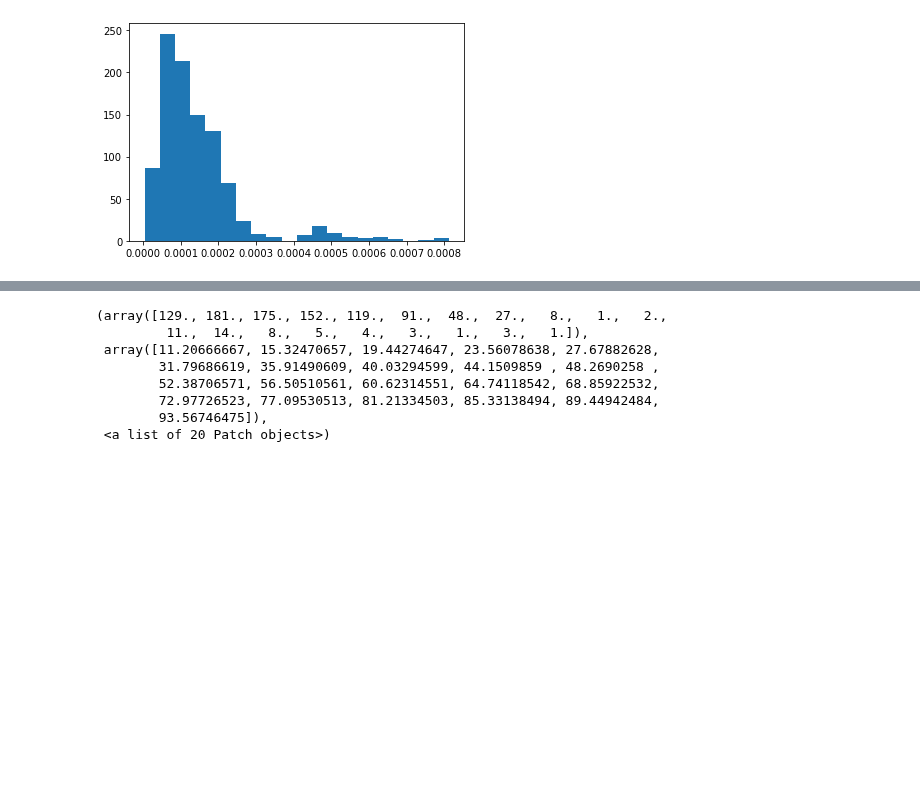
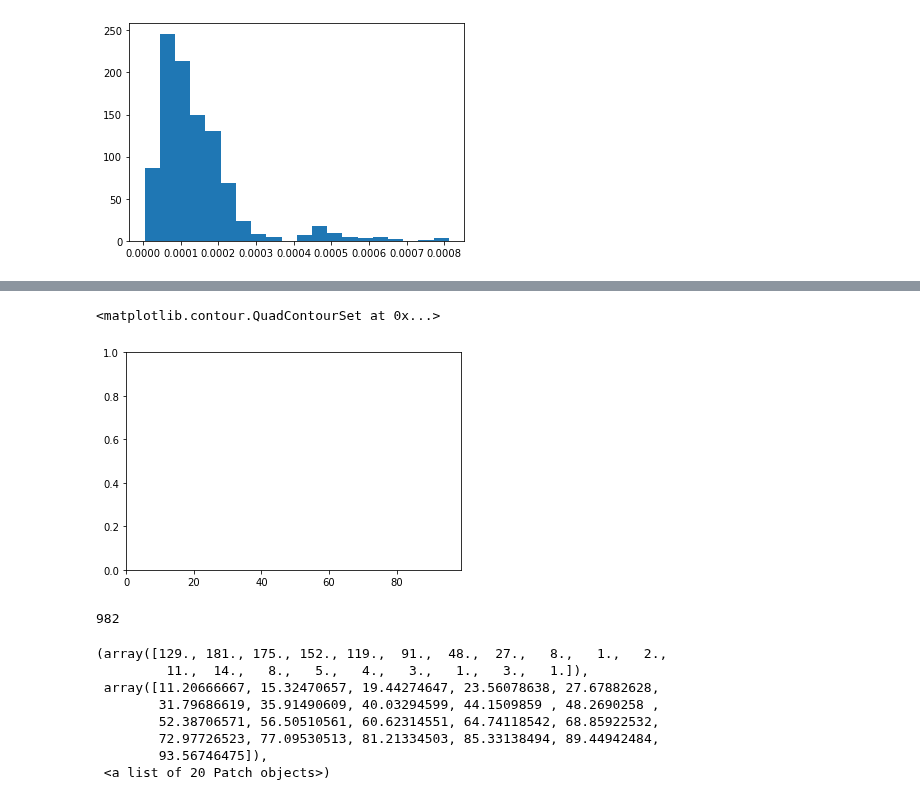
Before and after one commit to akkendrick/LABMOPS, a Jupyter notebook: analyze3Dsim.ipynb, the cells around one changed output, grey strips where cells are left out. Saved outputs shown, nothing was run; the diff lists cells and outputs as text; code cells hidden in the pictures; blank space fills up the shorter version.

Commit message:
Working on contour plot

```diff
--- a/analyze3Dsim.ipynb
+++ b/analyze3Dsim.ipynb
@@ -292,5 +293,5 @@ sns.distplot(poreDispVector, hist=True, kde=True,
 # %%
-# Bin displacement data
+# Bin pore diameter data
 #max(poreInfo['pore.diameter'])
 #min(poreInfo['pore.diameter'])
 
@@ -300,17 +301,16 @@ binnedInd = np.digitize(poreDiamVec, poreBins)
 
 allKeys = np.round(poreBins,2)
 binnedPoreDiam = dict.fromkeys(allKeys)
-#binnedPoreDiam = dict([(allKeys, []) for key in keyDict])
 
 for i in binnedPoreDiam.keys():
     binnedPoreDiam[i] = []
 
-# currently storing all of the velocities in a pore of a given diameter
+# currently storing all of the diameters of a pore for a binned pore size
 for i in range(1, len(binnedInd)):
     key=poreBins[binnedInd[i]]
     key = round(key,2)
-    #binnedPoreDiam[key].append(poreDiamVec[i])
-    binnedPoreDiam[key].append(poreDispVector[i])
+    binnedPoreDiam[key].append(poreDiamVec[i])
+    #binnedPoreDiam[key].append(poreDispVector[i])
 #regionLabel[i].append
 # %%
 ####################################################
@@ -335,3 +336,41 @@ for i in range(1, len(binnedInd)):
+# %%
+poreBins = np.linspace(0.1,60,n_bins-1)
+poreDiamVec = poreInfo['pore.diameter']
+binnedInd = np.digitize(poreDiamVec, poreBins)
+velBins = np.logspace(-9,-4,nVelBins+1)
+
+allKeys = np.round(poreBins,2)
+binnedPoreDispAtDiam = dict.fromkeys(allKeys)
+
+for i in binnedPoreDispAtDiam.keys():
+    binnedPoreDispAtDiam[i] = []
+
+# currently storing all of the diameters of a pore for a binned pore size
+for i in range(1, len(binnedInd)):
+    key=poreBins[binnedInd[i]]
+    key = round(key,2)
+    binnedPoreDispAtDiam[key].append(poreDispVector[i])
+#regionLabel[i].append
+
+imageMap = np.zeros([n_bins, nVelBins])
+keyList = list(binnedPoreDispAtDiam.keys())
+for i in range(1,len(keyList)):
+    key=keyList[i]
+    test = np.histogram(binnedPoreDispAtDiam[key],velBins,density='True')
+    test3 = test[0][:]
+    test3[:] = [0 if math.isnan(ele) else ele for ele in test3]
+    imageMap[i,:] =  test3
+# %%
+poreBins = np.linspace(0.1,60,n_bins)
+velBins = np.logspace(-9,-4,nVelBins)
+plt.contour([velBins,poreBins], imageMap)
+# %% [output]
+<matplotlib.contour.QuadContourSet at 0x...>
+[figure, added]
+# %%
+len(binnedInd)-1
+# %% [output]
+982
 # %%
 # try to estimate T2 from computational data
 # rho = 1.5um/s from Borgia et al. 1995 (see statement below)
```
Also changed, not shown: parts of 8 cells of this notebook.
